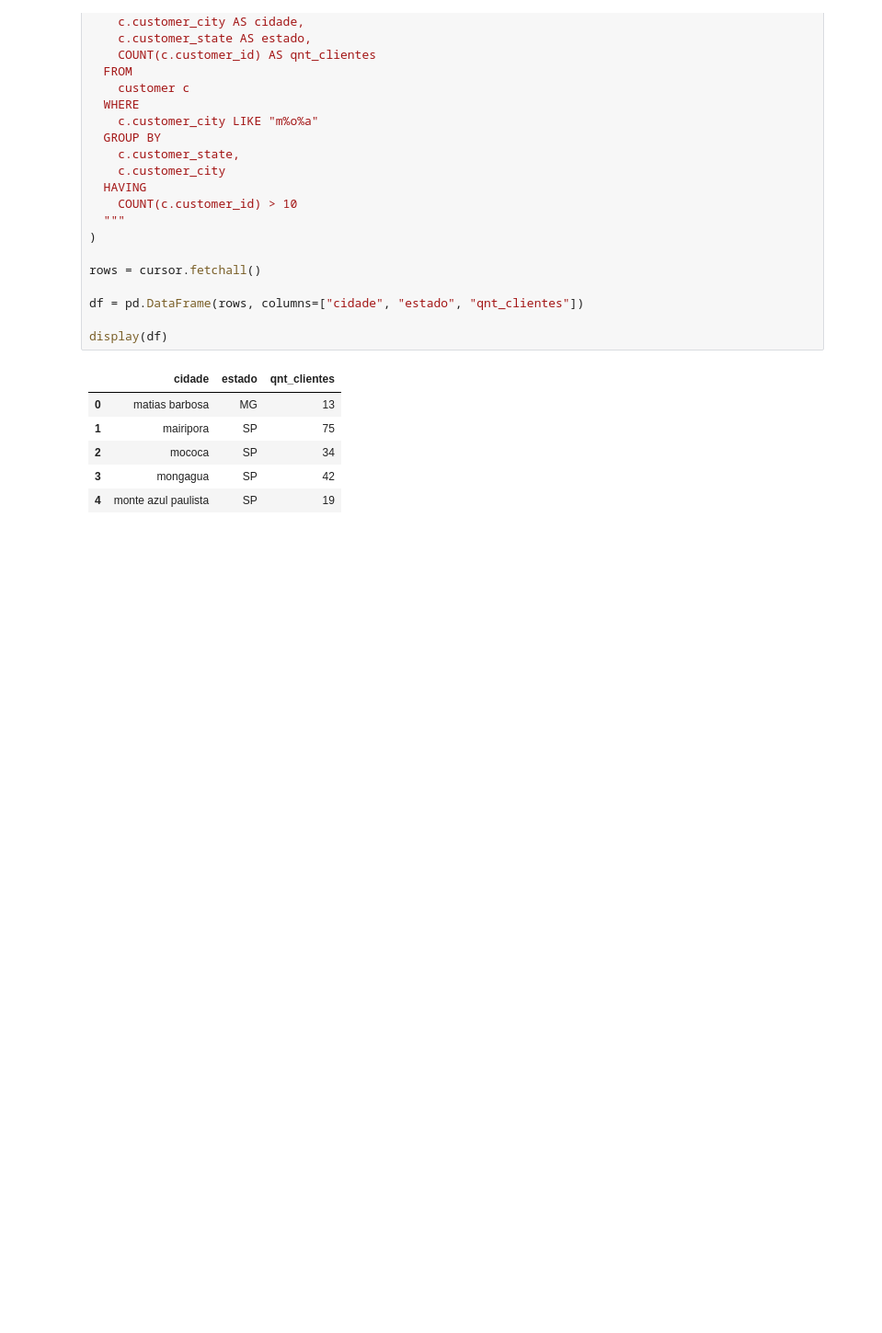
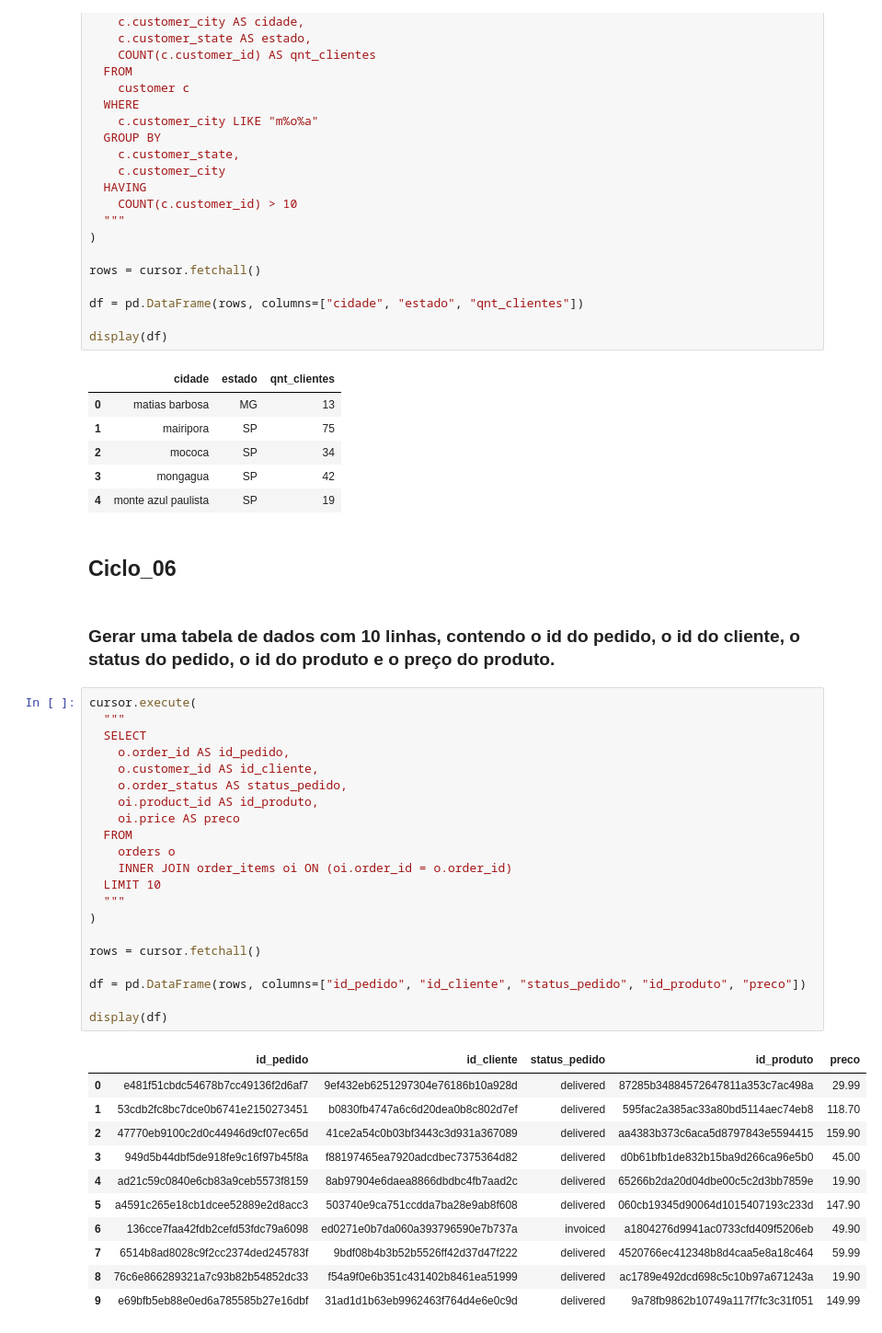
Before and after one commit to C41m/C41m-sql_ecommerce, a Jupyter notebook: sql.ipynb, the cells around one changed output. Shown at 92% size. Cells and saved outputs as stored; diff of their text form; blank space fills up the shorter version.

Commit message:
Adiçao de Tasks_8 - Ciclo_06 - Em andamento.

```diff
--- a/sql.ipynb
+++ b/sql.ipynb
@@ -1530,3 +1530,40 @@ display(df)
 | 2 | mococa | SP | 34 |
 | 3 | mongagua | SP | 42 |
 | 4 | monte azul paulista | SP | 19 |
+# %% [markdown]
+## Ciclo_06
+# %% [markdown]
+### Gerar uma tabela de dados com 10 linhas, contendo o id do pedido, o id do cliente, o status do pedido, o id do produto e o preço do produto.
+# %%
+cursor.execute(
+  """
+  SELECT
+    o.order_id AS id_pedido,
+    o.customer_id AS id_cliente,
+    o.order_status AS status_pedido,
+    oi.product_id AS id_produto,
+    oi.price AS preco
+  FROM
+    orders o
+    INNER JOIN order_items oi ON (oi.order_id = o.order_id)
+  LIMIT 10
+  """
+)
+
+rows = cursor.fetchall()
+
+df = pd.DataFrame(rows, columns=["id_pedido", "id_cliente", "status_pedido", "id_produto", "preco"])
+
+display(df)
+# %% [output]
+|  | id_pedido | id_cliente | status_pedido | id_produto | preco |
+| 0 | e481f51cbdc54678b7cc49136f2d6af7 | 9ef432eb6251297304e76186b10a928d | delivered | 87285b34884572647811a353c7ac498a | 29.99 |
+| 1 | 53cdb2fc8bc7dce0b6741e2150273451 | b0830fb4747a6c6d20dea0b8c802d7ef | delivered | 595fac2a385ac33a80bd5114aec74eb8 | 118.70 |
+| 2 | 47770eb9100c2d0c44946d9cf07ec65d | 41ce2a54c0b03bf3443c3d931a367089 | delivered | aa4383b373c6aca5d8797843e5594415 | 159.90 |
+| 3 | 949d5b44dbf5de918fe9c16f97b45f8a | f88197465ea7920adcdbec7375364d82 | delivered | d0b61bfb1de832b15ba9d266ca96e5b0 | 45.00 |
+| 4 | ad21c59c0840e6cb83a9ceb5573f8159 | 8ab97904e6daea8866dbdbc4fb7aad2c | delivered | 65266b2da20d04dbe00c5c2d3bb7859e | 19.90 |
+| 5 | a4591c265e18cb1dcee52889e2d8acc3 | 503740e9ca751ccdda7ba28e9ab8f608 | delivered | 060cb19345d90064d1015407193c233d | 147.90 |
+| 6 | 136cce7faa42fdb2cefd53fdc79a6098 | ed0271e0b7da060a393796590e7b737a | invoiced | a1804276d9941ac0733cfd409f5206eb | 49.90 |
+| 7 | 6514b8ad8028c9f2cc2374ded245783f | 9bdf08b4b3b52b5526ff42d37d47f222 | delivered | 4520766ec412348b8d4caa5e8a18c464 | 59.99 |
+| 8 | 76c6e866289321a7c93b82b54852dc33 | f54a9f0e6b351c431402b8461ea51999 | delivered | ac1789e492dcd698c5c10b97a671243a | 19.90 |
+| 9 | e69bfb5eb88e0ed6a785585b27e16dbf | 31ad1d1b63eb9962463f764d4e6e0c9d | delivered | 9a78fb9862b10749a117f7fc3c31f051 | 149.99 |
```
Also changed, not shown: parts of 3 cells of this notebook, 1 other file.
